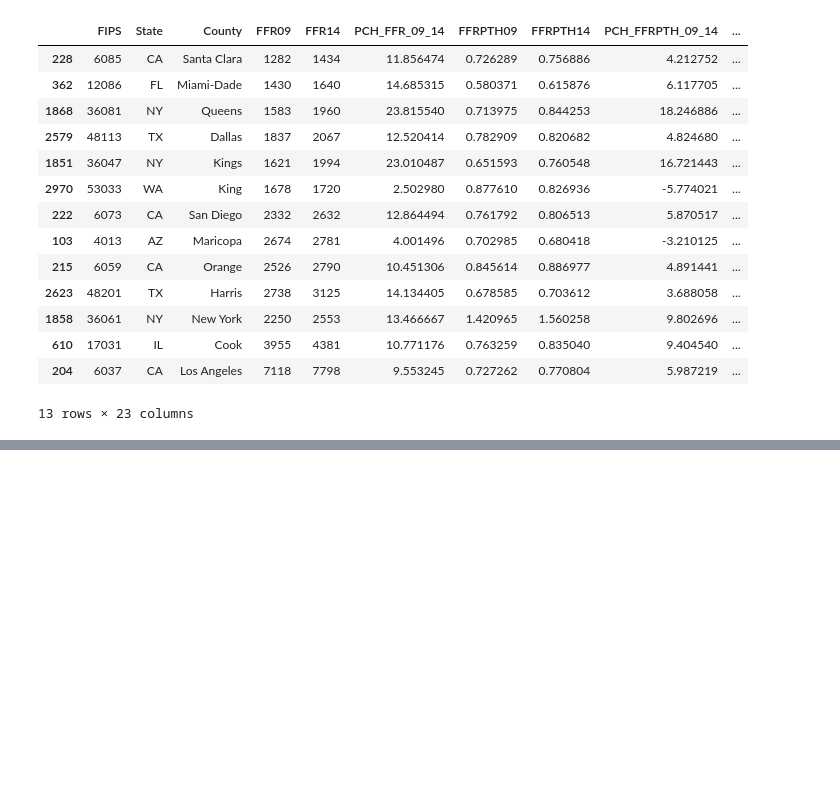
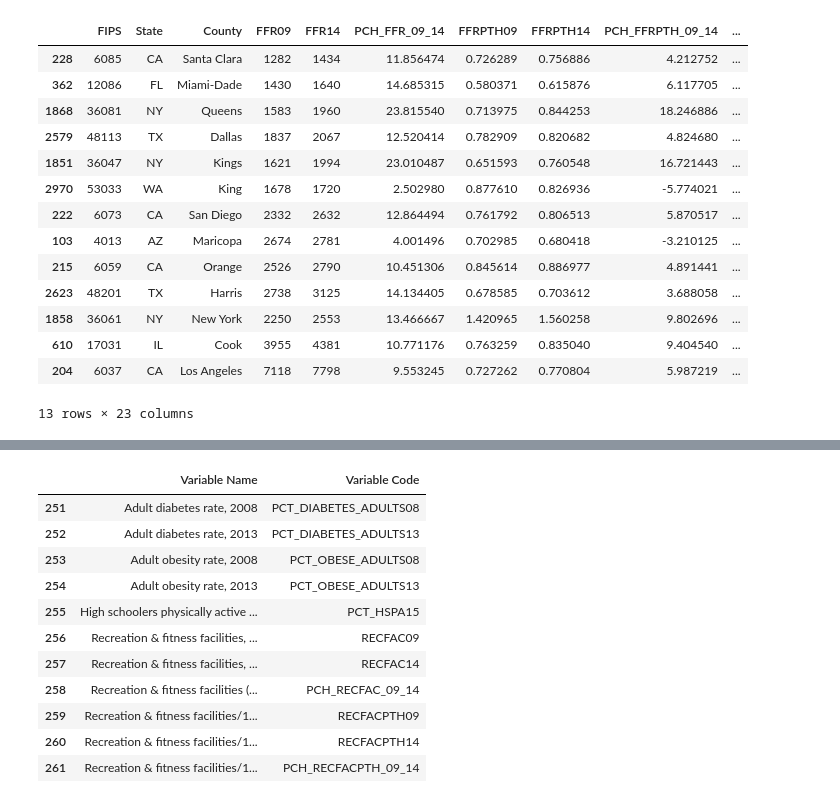
Before and after one commit to davidmudrauskas/data_science, a Jupyter notebook: food_environment/eda/initial_exploration.ipynb, the cells around one changed output, grey strips where cells are left out. Saved outputs shown, nothing was run; the diff lists cells and outputs as text; code cells hidden in the pictures; blank space fills up the shorter version.

```diff
--- a/food_environment/eda/initial_exploration.ipynb
+++ b/food_environment/eda/initial_exploration.ipynb
@@ -113,0 +126,16 @@ restaurants[restaurants['total_restaurants_14'] > 3000] \
+# %%
+variable_list = pd.read_csv(project_dir + 'data/Variable_List.csv')
+variable_list[variable_list['Category Code'] == 'HEALTH'][['Variable Name','Variable Code']]
+# %% [output]
+|  | Variable Name | Variable Code |
+| 251 | Adult diabetes rate, 2008 | PCT_DIABETES_ADULTS08 |
+| 252 | Adult diabetes rate, 2013 | PCT_DIABETES_ADULTS13 |
+| 253 | Adult obesity rate, 2008 | PCT_OBESE_ADULTS08 |
+| 254 | Adult obesity rate, 2013 | PCT_OBESE_ADULTS13 |
+| 255 | High schoolers physically active ... | PCT_HSPA15 |
+| 256 | Recreation & fitness facilities, ... | RECFAC09 |
+| 257 | Recreation & fitness facilities, ... | RECFAC14 |
+| 258 | Recreation & fitness facilities (... | PCH_RECFAC_09_14 |
+| 259 | Recreation & fitness facilities/1... | RECFACPTH09 |
+| 260 | Recreation & fitness facilities/1... | RECFACPTH14 |
+| 261 | Recreation & fitness facilities/1... | PCH_RECFACPTH_09_14 |
```
Also changed, not shown: parts of 4 cells of this notebook.
